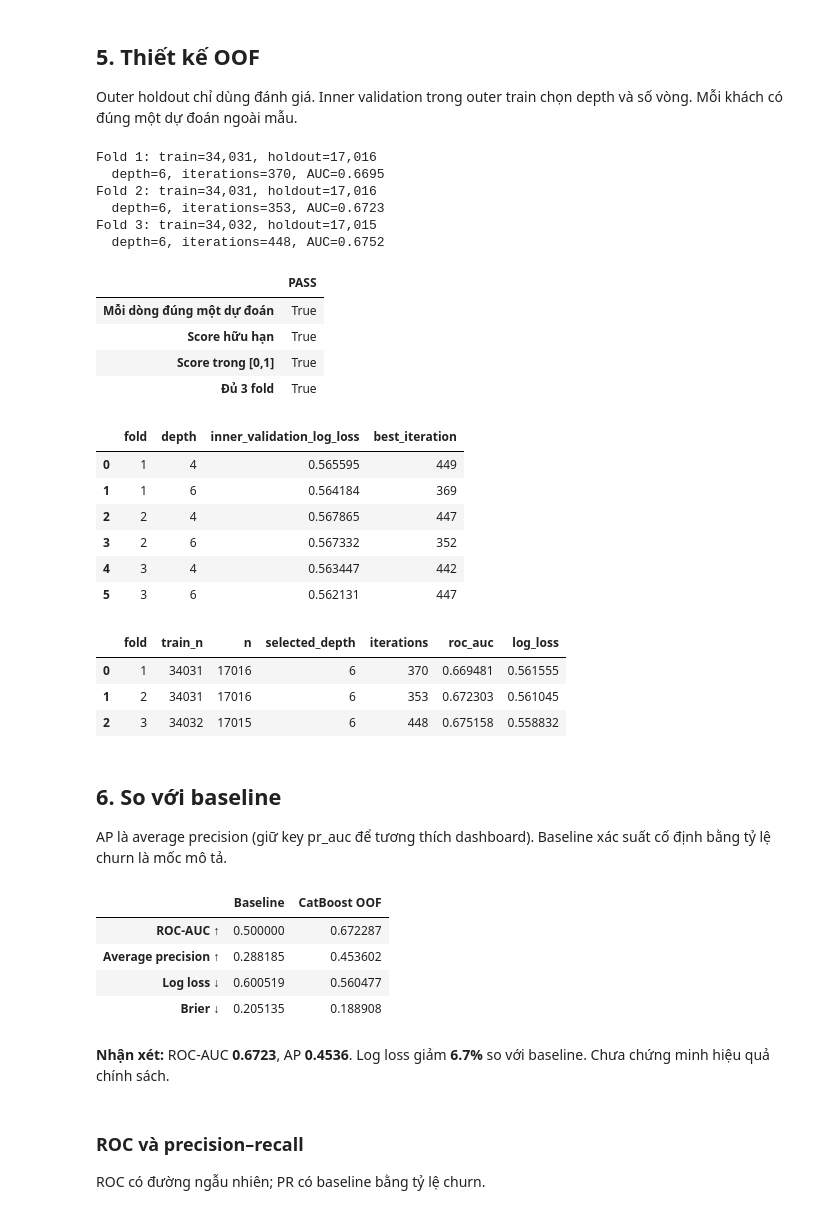
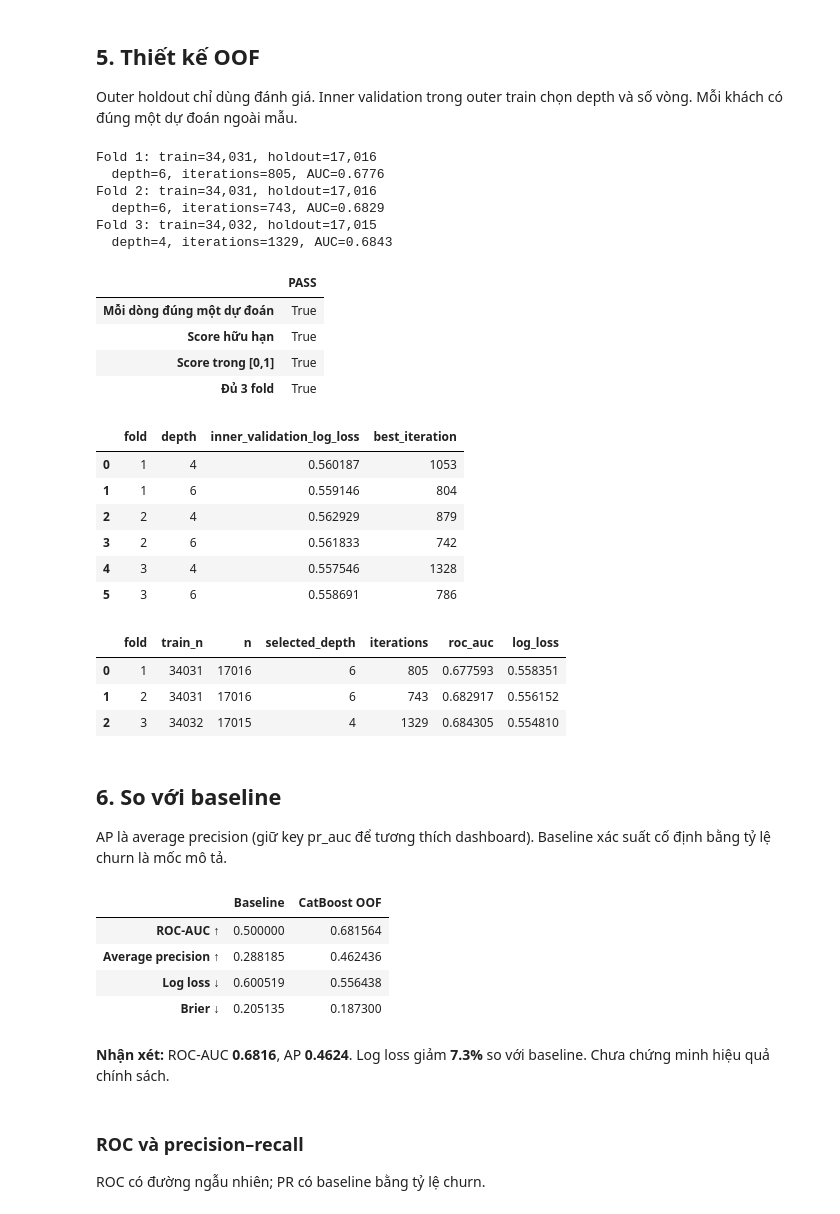
Before and after one commit to quynhf21/truc_quan, a Jupyter notebook: work/pipeline/03_model_training_and_evaluation.ipynb, the cells around one changed output. Drawn from its saved outputs; the diff is of its cells as text; code cells hidden in the pictures.

```diff
--- a/work/pipeline/03_model_training_and_evaluation.ipynb
+++ b/work/pipeline/03_model_training_and_evaluation.ipynb
@@ -128,9 +125,9 @@ Tuning chỉ depth 4/6 và tối đa 450 vòng; chưa phải tìm kiếm mô hì
 # %%
 OUTER_SEED = 2026
 DEPTH_CANDIDATES = [4, 6]
-MAX_ITERATIONS = 450
+MAX_ITERATIONS = 1500
 LEARNING_RATE = 0.045
-EARLY_STOPPING = 45
+EARLY_STOPPING = 100
 THREAD_COUNT = 4
 plt.rcParams.update({"figure.figsize": (10, 4), "font.size": 10})
 display(pd.Series({
@@ -164,10 +162,24 @@ Không dùng ID, target, band hoặc retention offer trong X. Numeric NaN do Cat
 # %%
-X = data[FEATURES].copy()
-for column in CATEGORICAL:
-    X[column] = X[column].astype(str)
+# Mô hình v2: mọi cột nguồn trừ ID/target, ServiceArea (theo contract) và 3 trường retention (nguy cơ leakage).
+EXCLUDE_FROM_MODEL = [
+    "CustomerID", "Churn", "ServiceArea",
+    "RetentionCalls", "RetentionOffersAccepted", "MadeCallToRetentionTeam",
+]
+raw_source = pd.read_csv(source_path, na_values=["NA"])
+MODEL_FEATURES = [c for c in raw_source.columns if c not in EXCLUDE_FROM_MODEL]
+MODEL_CATEGORICAL = [c for c in MODEL_FEATURES if raw_source[c].dtype == object]
+extra = raw_source[["CustomerID", *[c for c in MODEL_FEATURES if c not in data.columns]]].copy()
+extra["CustomerID"] = extra.CustomerID.astype(str).astype(data.CustomerID.dtype)
+X = data[["CustomerID", *[c for c in MODEL_FEATURES if c in data.columns]]].merge(
+    extra, on="CustomerID", how="left", validate="one_to_one",
+)
+if len(X) != len(data) or not (X.CustomerID.to_numpy() == data.CustomerID.to_numpy()).all():
+    raise ValueError("Ghép cột nguồn làm lệch thứ tự khách.")
+X = X[MODEL_FEATURES].copy()
+X[MODEL_CATEGORICAL] = X[MODEL_CATEGORICAL].fillna("Unknown").astype(str)
 y = data.Churn.astype(int).to_numpy()
 if "CustomerID" in X or "Churn" in X or set(y) != {0, 1}:
     raise ValueError("X/y sai hợp đồng.")
 print(f"X: {X.shape}; y: {y.shape}; churn baseline: {y.mean():.2%}")
-display(X.isna().sum().to_frame("Missing numeric"))
+display(X.isna().sum().loc[lambda s: s.gt(0)].to_frame("Missing numeric"))
 # %% [output]
@@ -195,7 +210,7 @@ def fit_candidate(train_x, train_y, valid_x, valid_y, depth):
         allow_writing_files=False,
     )
     candidate.fit(
-        train_x, train_y, cat_features=CATEGORICAL,
+        train_x, train_y, cat_features=MODEL_CATEGORICAL,
         eval_set=(valid_x, valid_y), early_stopping_rounds=EARLY_STOPPING,
         use_best_model=True,
     )
@@ -234,7 +249,7 @@ for fold, (train_index, holdout_index) in enumerate(splitter.split(X, y), start=
         loss_function="Logloss", random_seed=42 + fold, thread_count=THREAD_COUNT,
         l2_leaf_reg=5, verbose=False, allow_writing_files=False,
     )
-    model.fit(X.iloc[train_index], y[train_index], cat_features=CATEGORICAL)
+    model.fit(X.iloc[train_index], y[train_index], cat_features=MODEL_CATEGORICAL)
     probabilities = model.predict_proba(X.iloc[holdout_index])[:, 1]
     oof_scores[holdout_index] = probabilities
     prediction_count[holdout_index] += 1
@@ -249,11 +264,11 @@ for fold, (train_index, holdout_index) in enumerate(splitter.split(X, y), start=
     print(f"  depth={chosen_depth}, iterations={iterations}, AUC={fold_details[-1]['roc_auc']:.4f}", flush=True)
 # %% [output]
 Fold 1: train=34,031, holdout=17,016
-  depth=6, iterations=370, AUC=0.6695
+  depth=6, iterations=805, AUC=0.6776
 Fold 2: train=34,031, holdout=17,016
-  depth=6, iterations=353, AUC=0.6723
+  depth=6, iterations=743, AUC=0.6829
 Fold 3: train=34,032, holdout=17,015
-  depth=6, iterations=448, AUC=0.6752
+  depth=4, iterations=1329, AUC=0.6843
 # %%
 oof_checks = pd.Series({
     "Mỗi dòng đúng một dự đoán": np.all(prediction_count == 1),
@@ -273,50 +288,51 @@ display(pd.DataFrame(fold_details).drop(columns="depth_candidates"))
 | Score trong [0,1] | True |
 | Đủ 3 fold | True |
 |  | fold | depth | inner_validation_log_loss | best_iteration |
-| 0 | 1 | 4 | 0.565595 | 449 |
-| 1 | 1 | 6 | 0.564184 | 369 |
-| 2 | 2 | 4 | 0.567865 | 447 |
-| 3 | 2 | 6 | 0.567332 | 352 |
-| 4 | 3 | 4 | 0.563447 | 442 |
-| 5 | 3 | 6 | 0.562131 | 447 |
+| 0 | 1 | 4 | 0.560187 | 1053 |
+| 1 | 1 | 6 | 0.559146 | 804 |
+| 2 | 2 | 4 | 0.562929 | 879 |
+| 3 | 2 | 6 | 0.561833 | 742 |
+| 4 | 3 | 4 | 0.557546 | 1328 |
+| 5 | 3 | 6 | 0.558691 | 786 |
 |  | fold | train_n | n | selected_depth | iterations | roc_auc | log_loss |
-| 0 | 1 | 34031 | 17016 | 6 | 370 | 0.669481 | 0.561555 |
-| 1 | 2 | 34031 | 17016 | 6 | 353 | 0.672303 | 0.561045 |
-| 2 | 3 | 34032 | 17015 | 6 | 448 | 0.675158 | 0.558832 |
+| 0 | 1 | 34031 | 17016 | 6 | 805 | 0.677593 | 0.558351 |
+| 1 | 2 | 34031 | 17016 | 6 | 743 | 0.682917 | 0.556152 |
+| 2 | 3 | 34032 | 17015 | 4 | 1329 | 0.684305 | 0.554810 |
 # %% [markdown]
 ## 6. So với baseline
 AP là average precision (giữ key pr_auc để tương thích dashboard). Baseline xác suất cố định bằng tỷ lệ churn là mốc mô tả.
 # %%
 metrics = {
-    "model_version": "cell2cell-catboost-oof-v1",
+    "model_version": "cell2cell-catboost-oof-v2",
+    "features": MODEL_FEATURES,
     "source_sha256": manifest["source_sha256"],
     "processed_sha256": manifest["processed_sha256"],
     "chosen_depth": int(pd.Series([f["selected_depth"] for f in fold_details]).mode().iloc[0]),
     "depth_selection": "inside each outer training fold", "folds": fold_details,
     "roc_auc": float(roc_auc_score(y, oof_scores)),
     "pr_auc": float(average_precision_score(y, oof_scores)),
     "log_loss": float(log_loss(y, oof_scores)),
     "brier": float(brier_score_loss(y, oof_scores)),
     "baseline_churn_rate": float(y.mean()), "score_type": "3-fold out-of-fold",
 }
 baseline_probability = np.full(len(y), y.mean())
 comparison = pd.DataFrame({
     "Baseline": [0.5, y.mean(), log_loss(y, baseline_probability), brier_score_loss(y, baseline_probability)],
     "CatBoost OOF": [metrics["roc_auc"], metrics["pr_auc"], metrics["log_loss"], metrics["brier"]],
 }, index=["ROC-AUC ↑", "Average precision ↑", "Log loss ↓", "Brier ↓"])
 display(comparison)
 display(Markdown(
     f"**Nhận xét:** ROC-AUC **{metrics['roc_auc']:.4f}**, AP **{metrics['pr_auc']:.4f}**. "
     f"Log loss giảm **{1 - metrics['log_loss'] / comparison.loc['Log loss ↓', 'Baseline']:.1%}** so với baseline. "
     "Chưa chứng minh hiệu quả chính sách."
 ))
 # %% [output]
 |  | Baseline | CatBoost OOF |
-| ROC-AUC ↑ | 0.500000 | 0.672287 |
-| Average precision ↑ | 0.288185 | 0.453602 |
-| Log loss ↓ | 0.600519 | 0.560477 |
-| Brier ↓ | 0.205135 | 0.188908 |
+| ROC-AUC ↑ | 0.500000 | 0.681564 |
+| Average precision ↑ | 0.288185 | 0.462436 |
+| Log loss ↓ | 0.600519 | 0.556438 |
+| Brier ↓ | 0.205135 | 0.187300 |
-**Nhận xét:** ROC-AUC **0.6723**, AP **0.4536**. Log loss giảm **6.7%** so với baseline. Chưa chứng minh hiệu quả chính sách.
+**Nhận xét:** ROC-AUC **0.6816**, AP **0.4624**. Log loss giảm **7.3%** so với baseline. Chưa chứng minh hiệu quả chính sách.
 # %% [markdown]
 ### ROC và precision–recall
 ROC có đường ngẫu nhiên; PR có baseline bằng tỷ lệ churn.
```
Also changed, not shown: parts of 12 cells of this notebook, 14 other files.
